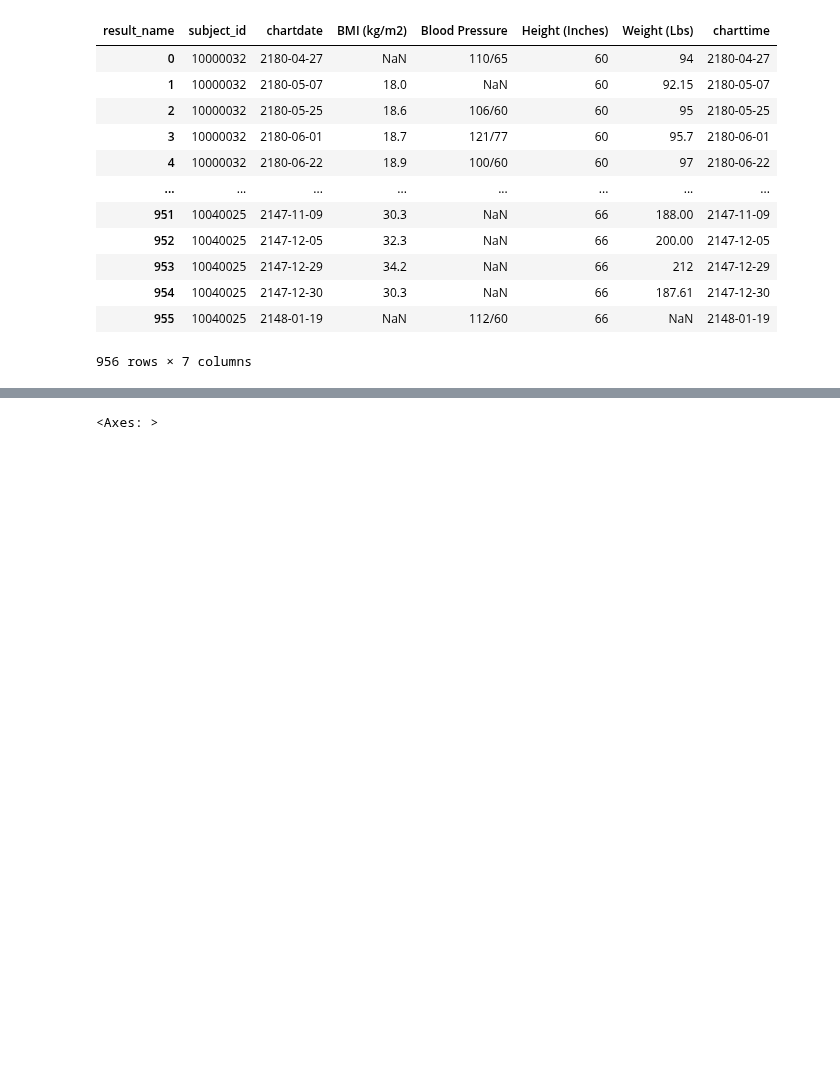
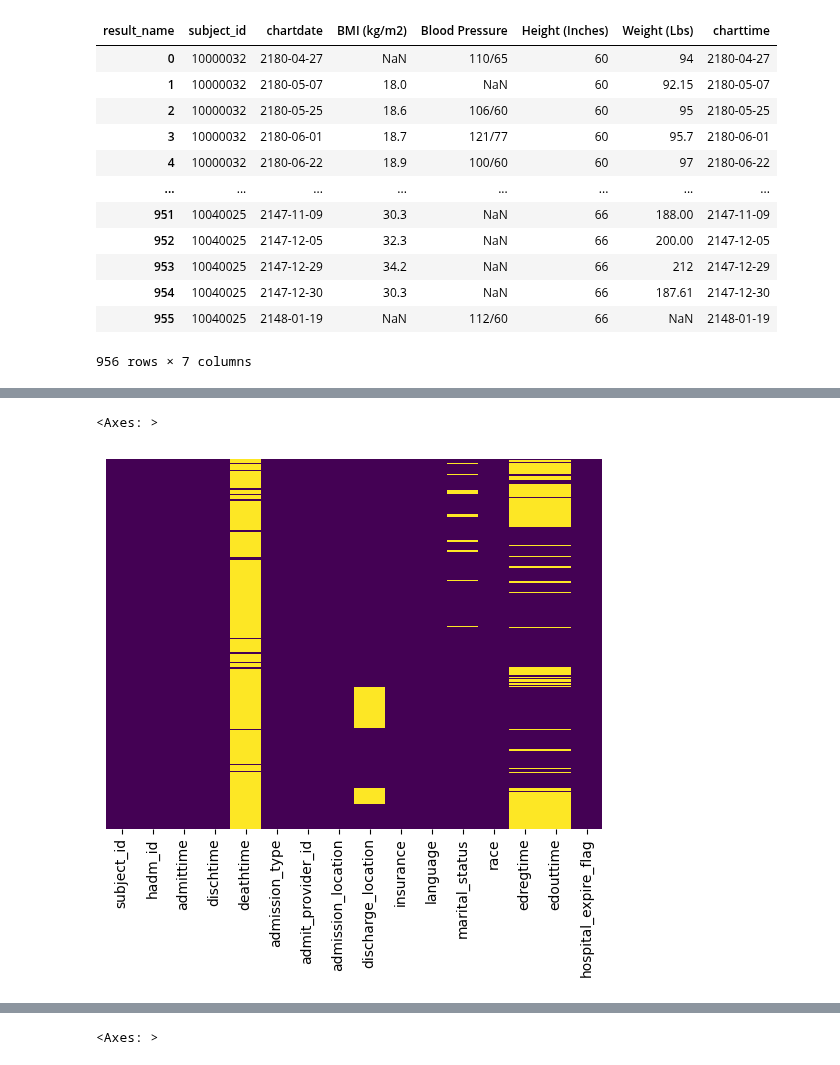
Before and after one commit to CatarinaCosta02/Master_Thesis, a Jupyter notebook: models/Final_treament.ipynb, the cells around one changed output, grey strips where cells are left out. Drawn from its saved outputs; the diff is of its cells as text; code cells hidden in the pictures; blank space fills up the shorter version.

```diff
--- a/models/Final_treament.ipynb
+++ b/models/Final_treament.ipynb
@@ -220,0 +269,10 @@ display(omr_new)
+# %%
+sns.heatmap(
+    admissions.isnull(),
+    yticklabels=False,
+    cbar=False,
+    cmap='viridis'
+)
+# %% [output]
+<Axes: >
+[figure, added]
```
Also changed, not shown: parts of 22 cells of this notebook.
